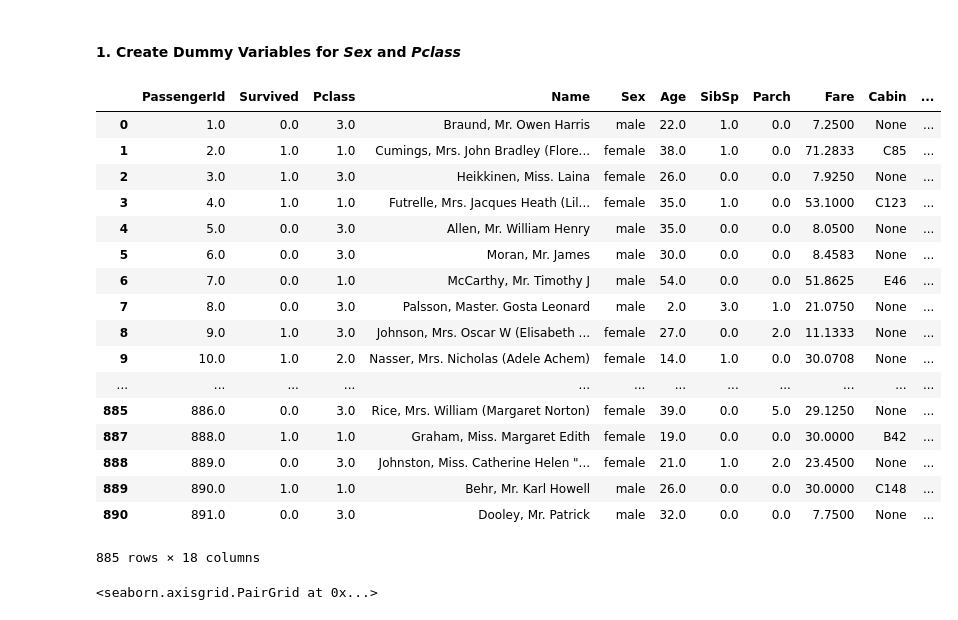
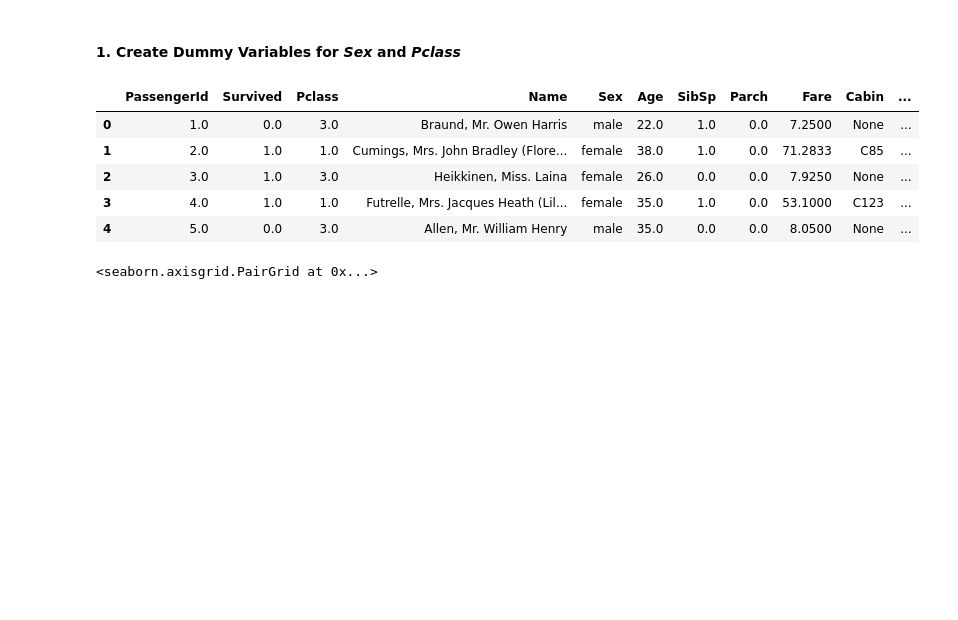
Before and after one commit to kgracia44/DSI-TA-Reviews, a Jupyter notebook: DSI_3_Keplers/Week_08/classifier_ex_sklearn.ipynb, the cells around one changed output. Cells and saved outputs as stored; diff of their text form; code cells hidden in the pictures; blank space fills up the shorter version.

```diff
--- a/DSI_3_Keplers/Week_08/classifier_ex_sklearn.ipynb
+++ b/DSI_3_Keplers/Week_08/classifier_ex_sklearn.ipynb
@@ -462,27 +462,15 @@ sns.pairplot(cat_df, hue="Survived")
 # %%
 just_dums_s = pd.get_dummies(df['Sex'])
 just_dums_p = pd.get_dummies(df['Pclass'])
 df = pd.concat([df, just_dums_s, just_dums_p], axis=1)
-df
+df.head()
 # %% [output]
 |  | PassengerId | Survived | Pclass | Name | Sex | Age | SibSp | Parch | Fare | Cabin | ... |
 | 0 | 1.0 | 0.0 | 3.0 | Braund, Mr. Owen Harris | male | 22.0 | 1.0 | 0.0 | 7.2500 | None | ... |
 | 1 | 2.0 | 1.0 | 1.0 | Cumings, Mrs. John Bradley (Flore... | female | 38.0 | 1.0 | 0.0 | 71.2833 | C85 | ... |
 | 2 | 3.0 | 1.0 | 3.0 | Heikkinen, Miss. Laina | female | 26.0 | 0.0 | 0.0 | 7.9250 | None | ... |
 | 3 | 4.0 | 1.0 | 1.0 | Futrelle, Mrs. Jacques Heath (Lil... | female | 35.0 | 1.0 | 0.0 | 53.1000 | C123 | ... |
 | 4 | 5.0 | 0.0 | 3.0 | Allen, Mr. William Henry | male | 35.0 | 0.0 | 0.0 | 8.0500 | None | ... |
-| 5 | 6.0 | 0.0 | 3.0 | Moran, Mr. James | male | 30.0 | 0.0 | 0.0 | 8.4583 | None | ... |
-| 6 | 7.0 | 0.0 | 1.0 | McCarthy, Mr. Timothy J | male | 54.0 | 0.0 | 0.0 | 51.8625 | E46 | ... |
-| 7 | 8.0 | 0.0 | 3.0 | Palsson, Master. Gosta Leonard | male | 2.0 | 3.0 | 1.0 | 21.0750 | None | ... |
-| 8 | 9.0 | 1.0 | 3.0 | Johnson, Mrs. Oscar W (Elisabeth ... | female | 27.0 | 0.0 | 2.0 | 11.1333 | None | ... |
-| 9 | 10.0 | 1.0 | 2.0 | Nasser, Mrs. Nicholas (Adele Achem) | female | 14.0 | 1.0 | 0.0 | 30.0708 | None | ... |
-| ... | ... | ... | ... | ... | ... | ... | ... | ... | ... | ... | ... |
-| 885 | 886.0 | 0.0 | 3.0 | Rice, Mrs. William (Margaret Norton) | female | 39.0 | 0.0 | 5.0 | 29.1250 | None | ... |
-| 887 | 888.0 | 1.0 | 1.0 | Graham, Miss. Margaret Edith | female | 19.0 | 0.0 | 0.0 | 30.0000 | B42 | ... |
-| 888 | 889.0 | 0.0 | 3.0 | Johnston, Miss. Catherine Helen "... | female | 21.0 | 1.0 | 2.0 | 23.4500 | None | ... |
-| 889 | 890.0 | 1.0 | 1.0 | Behr, Mr. Karl Howell | male | 26.0 | 0.0 | 0.0 | 30.0000 | C148 | ... |
-| 890 | 891.0 | 0.0 | 3.0 | Dooley, Mr. Patrick | male | 32.0 | 0.0 | 0.0 | 7.7500 | None | ... |
-885 rows × 18 columns
 # %%
 cat_df = df[['male','Survived','Pclass']]
 # scatter_matrix(cont_df, alpha=0.2, figsize=(6, 6), diagonal='kde')
```
Also changed, not shown: parts of 11 cells of this notebook.
